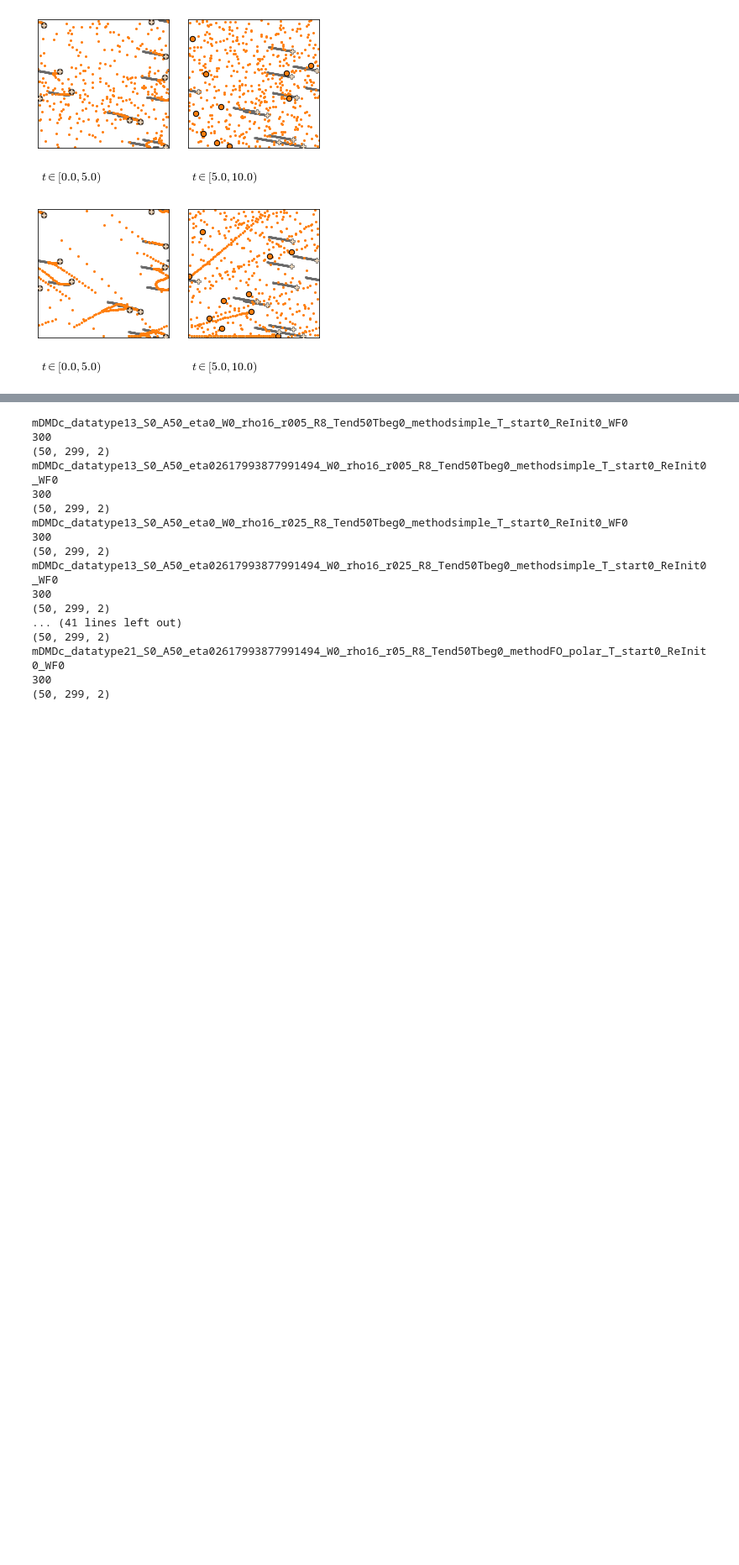
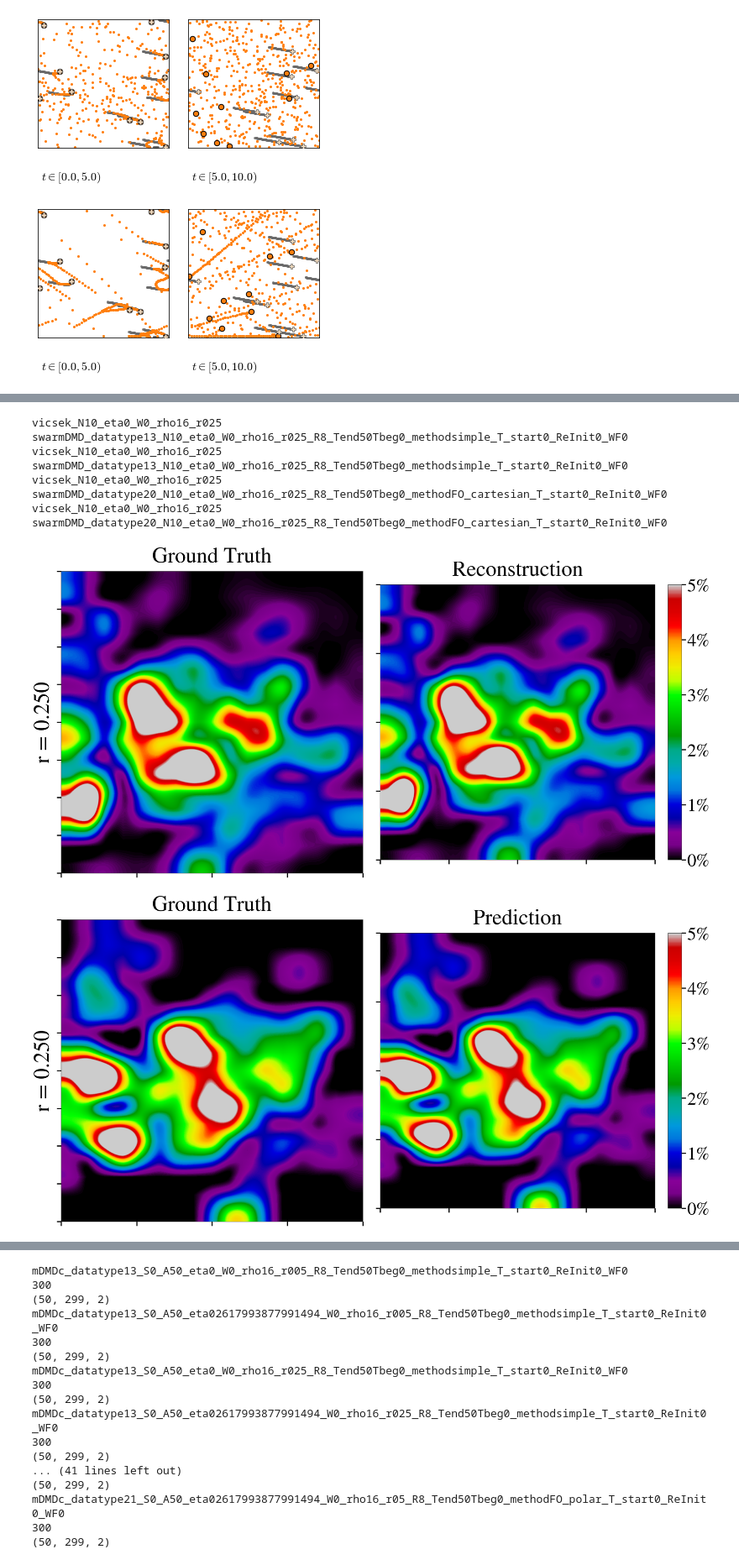
Before and after one commit to e-vic/swarmDMD, a Jupyter notebook: Plotting.ipynb, the cells around one changed output, grey strips where cells are left out. Shown at 84% size. Drawn from its saved outputs; the diff is of its cells as text; code cells hidden in the pictures; blank space fills up the shorter version.

Commit message:
Density plotting now should run nicely. Need to clean up data tables then good to go.

```diff
--- a/Plotting.ipynb
+++ b/Plotting.ipynb
@@ -61,6 +61,7 @@ def load_data(N,eta_name,wide,rho,r_name,R,T_end,T_beg,F,datatype,method,T_init,
     P_GT = dataGTAnalysis['P']
     Mang_GT = dataGTAnalysis['Mang']
     Mabs_GT = dataGTAnalysis['Mabs']
+    L = dataGT['L']
 
 
     X_DMD = dataDMD['X_DMD']
@@ -91,9 +92,9 @@ def load_data(N,eta_name,wide,rho,r_name,R,T_end,T_beg,F,datatype,method,T_init,
         train_zero_count_DMD = dataDMDAnalysis['training_zero_count']
         pred_zero_count_DMD = dataDMDAnalysis['prediction_zero_count']
 
-        return X_GT3d[:,T_init:T_init+DMD_range,:],dt,v_truth,DMD_range,X_GT[:,T_init:T_init+DMD_range],D_GT[T_init:T_init+DMD_range],P_GT[T_init:T_init+DMD_range],Mang_GT[T_init:T_init+DMD_range],Mabs_GT[T_init:T_init+DMD_range],mean_bin_GT,mean_bin_GT_P,X_DMD,D_DMD,P_DMD,Mang_DMD,Mabs_DMD,mean_bin_DMD,mean_bin_DMD_P,num_bins,bin_width,bin_freq,train_zero_count,pred_zero_count,train_zero_count_DMD,pred_zero_count_DMD
+        return X_GT3d[:,T_init:T_init+DMD_range,:],dt,v_truth,TN,DMD_range,X_GT[:,T_init:T_init+DMD_range],D_GT[T_init:T_init+DMD_range],P_GT[T_init:T_init+DMD_range],Mang_GT[T_init:T_init+DMD_range],Mabs_GT[T_init:T_init+DMD_range],mean_bin_GT,mean_bin_GT_P,X_DMD,D_DMD,P_DMD,Mang_DMD,Mabs_DMD,mean_bin_DMD,mean_bin_DMD_P,num_bins,bin_width,bin_freq,train_zero_count,pred_zero_count,train_zero_count_DMD,pred_zero_count_DMD,L
     else:
-        return X_GT3d[:,T_init:T_init+DMD_range,:],dt,v_truth,DMD_range,X_GT[:,T_init:T_init+DMD_range],D_GT[T_init:T_init+DMD_range],P_GT[T_init:T_init+DMD_range],Mang_GT[T_init:T_init+DMD_range],Mabs_GT[T_init:T_init+DMD_range],X_DMD,D_DMD,P_DMD,Mang_DMD,Mabs_DMD
+        return X_GT3d[:,T_init:T_init+DMD_range,:],dt,v_truth,TN,DMD_range,X_GT[:,T_init:T_init+DMD_range],D_GT[T_init:T_init+DMD_range],P_GT[T_init:T_init+DMD_range],Mang_GT[T_init:T_init+DMD_range],Mabs_GT[T_init:T_init+DMD_range],X_DMD,D_DMD,P_DMD,Mang_DMD,Mabs_DMD,L
 
 
 def ProcessData_StandardErrors(X_GT,X_DMD,L,N):
@@ -109,7 +110,7 @@ def ProcessData_StandardErrors(X_GT,X_DMD,L,N):
 
     return X_avgabsx, X_avgabsy, Pos_err
 
-def recentre_milling(X_DMD,X_GT,x_offset,y_offset):
+def recentre_milling(X_DMD,X_GT,x_offset,y_offset,TN):
     X_DMD_new = np.zeros(np.shape(X_DMD))
     X_GT_new = np.zeros(np.shape(X_GT))
     for t in range(TN):
@@ -685,0 +669,24 @@ mDMDc_datatype20_S0_A50_eta02617993877991494_W0_rho16_r05_R8_Tend50Tbeg0_methodF
+# %%
+# Density Distribution Plots
+# rs = [0.2*r_av,2*r_av]
+parameters = [ #[N,rho,dataype,method,eta,rs,re_init,waterfall,F,iterate_labels,name,milling,reinit,t_init]
+#     [100,2.5,13,'simple',0.08726646259971647,[1.],0,0,100,[r'$1$'],"Milling",1,0],
+    [10,16,13,'simple',0,[0.25],0,0,10,[r'$0.25$'],"Basic",0,0,0],
+    [10,16,20,'FO_cartesian',0,[0.25],0,0,10,[r'$0.25$'],"Cartesian ",0,0,0],
+#     [10,16,21,'FO_polar',0,[0.25],0,0,10,[r'$0.25$'],"Polar ",0,0,0]
+]
+T_start = 0
+T_stop = 100
+
+density_plots(T_start,T_stop,parameters)
+# %% [output]
+vicsek_N10_eta0_W0_rho16_r025
+swarmDMD_datatype13_N10_eta0_W0_rho16_r025_R8_Tend50Tbeg0_methodsimple_T_start0_ReInit0_WF0
+vicsek_N10_eta0_W0_rho16_r025
+swarmDMD_datatype13_N10_eta0_W0_rho16_r025_R8_Tend50Tbeg0_methodsimple_T_start0_ReInit0_WF0
+vicsek_N10_eta0_W0_rho16_r025
+swarmDMD_datatype20_N10_eta0_W0_rho16_r025_R8_Tend50Tbeg0_methodFO_cartesian_T_start0_ReInit0_WF0
+vicsek_N10_eta0_W0_rho16_r025
+swarmDMD_datatype20_N10_eta0_W0_rho16_r025_R8_Tend50Tbeg0_methodFO_cartesian_T_start0_ReInit0_WF0
+[figure, added]
+[figure, added]
```
Also changed, not shown: parts of 8 cells of this notebook, 12 other files.
